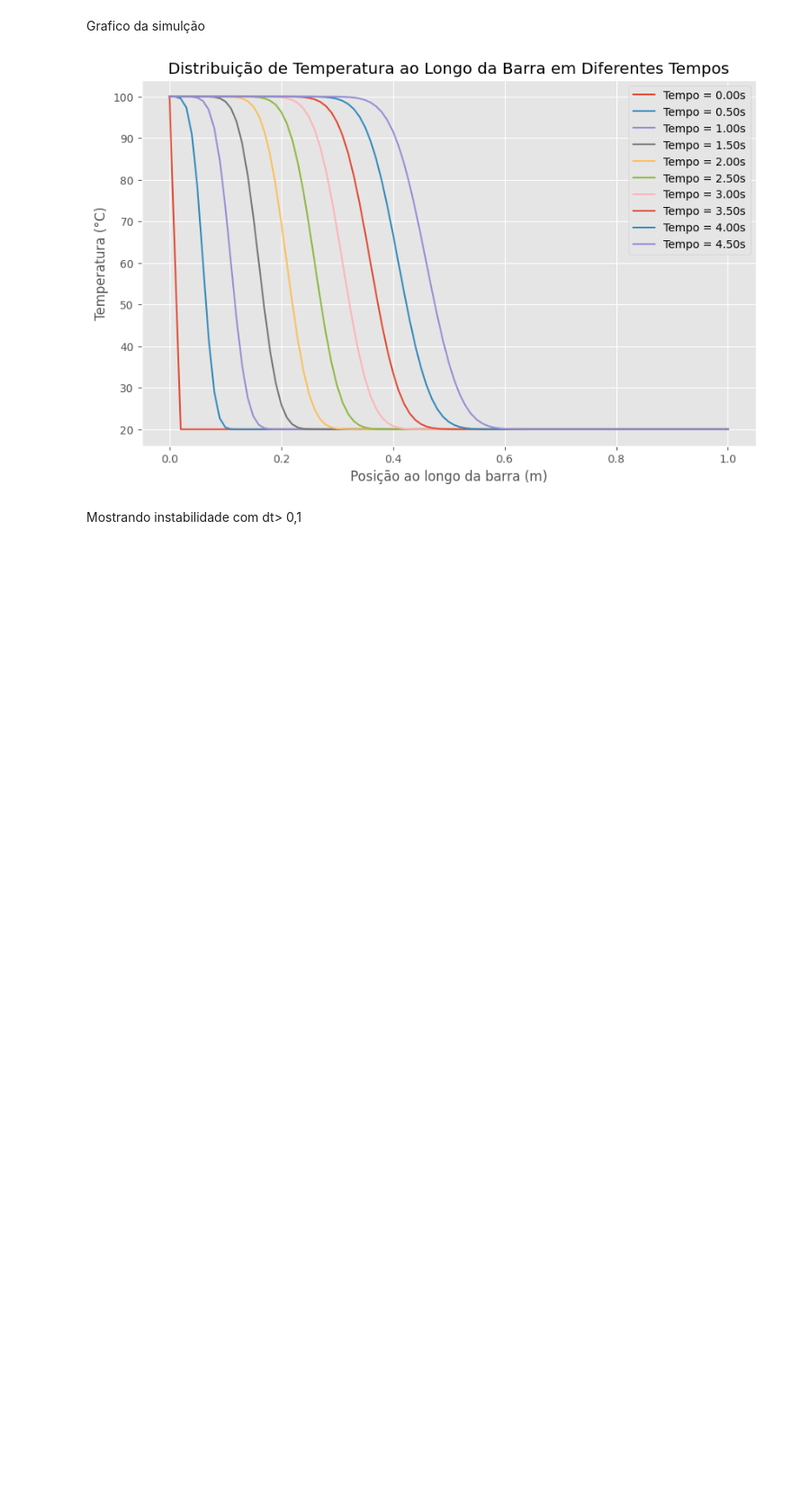
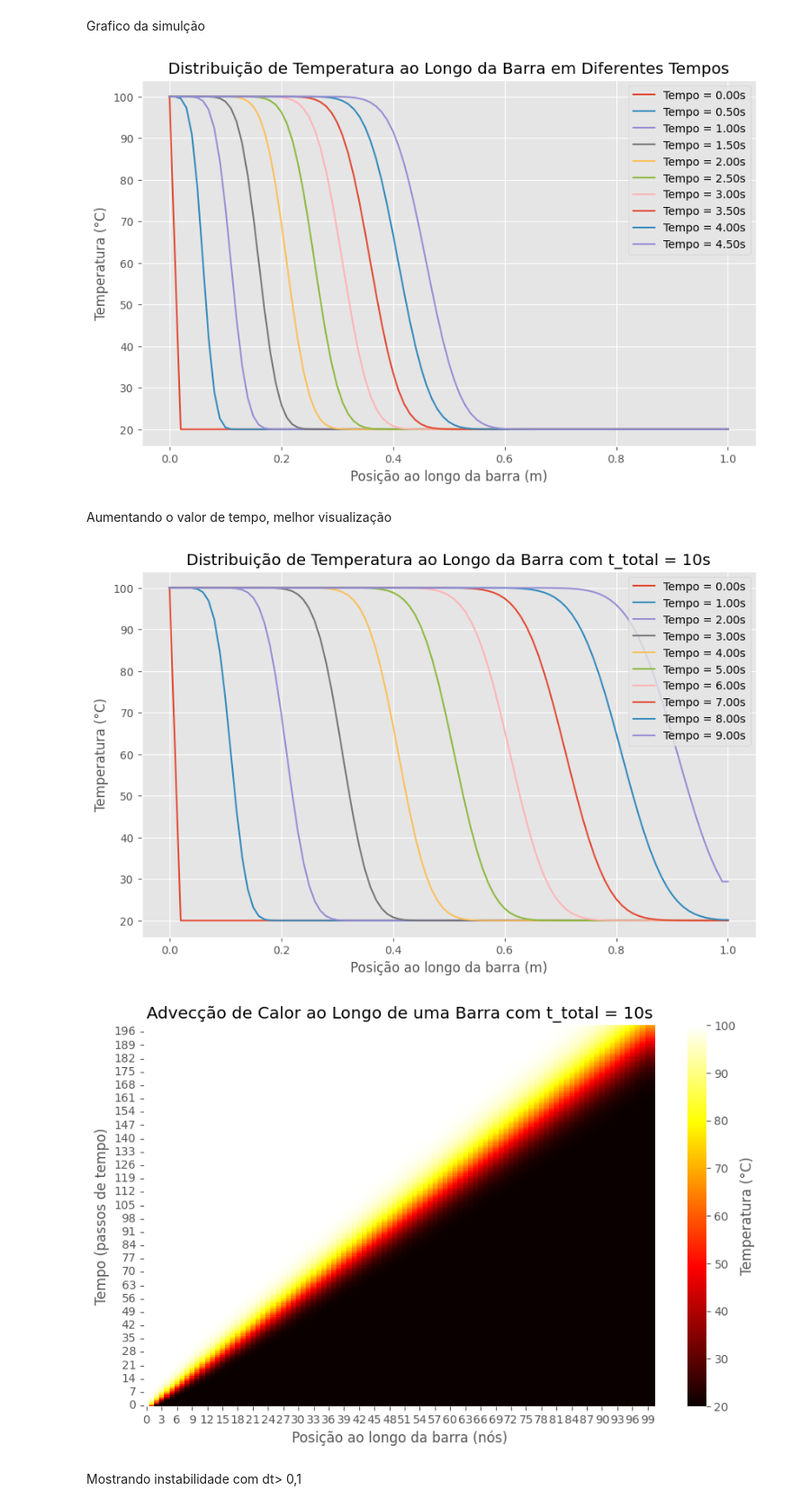
Before and after one commit to italorosq/M-todos-Num-ricos-para-EDO-S-E-EDP-S, a Jupyter notebook: trabalho3.ipynb, the cells around one changed output. Shown at 90% size. Cells and saved outputs as stored; diff of their text form; code cells hidden in the pictures; blank space fills up the shorter version.

```diff
--- a/trabalho3.ipynb
+++ b/trabalho3.ipynb
@@ -105,6 +105,54 @@ plt.grid(True)
 plt.show()
 # %% [output]
 [figure]
+# %% [markdown]
+Aumentando o valor de tempo, melhor visualização
+# %%
+t_total = 10.0
+def adveccao_tt(L, u, n, dt, t_total, T_i, T_cont):
+    dx = L / (n - 1)
+    C = u * dt / dx
+    x = np.linspace(0, L, n)
+    t_atual = np.full((n,), T_i)
+    t_futuro = np.zeros((n,))
+    t_atual[0] = T_cont
+    tempos = int(t_total / dt)
+    historico = []
+    for k in range(tempos):
+        for i in range(1, n):
+            t_futuro[i] = t_atual[i] - C * (t_atual[i] - t_atual[i - 1])
+        t_futuro[0] = T_cont
+        t_futuro[-1] = t_futuro[-2]
+        t_atual = t_futuro.copy()
+        historico.append(t_atual.copy())
+
+    return x, historico
+
+
+x_tt, historico_tt = adveccao_tt(L, u, n, dt, t_total, T_init, T_contorno)
+y_tt = np.array(historico_tt)
+
+
+plt.figure(figsize=(10,6))
+for i in range(0, len(y_tt), max(1, len(y_tt)//10)):
+    plt.plot(np.linspace(0, L, n), y_tt[i], label=f'Tempo = {dt*i:.2f}s')
+plt.xlabel('Posição ao longo da barra (m)')
+plt.ylabel('Temperatura (°C)')
+plt.title('Distribuição de Temperatura ao Longo da Barra com t_total = 10s')
+plt.legend(loc='upper right')
+plt.grid(True)
+plt.show()
+
+plt.figure(figsize=(10,6))
+sns.heatmap(y_tt, cmap='hot', cbar_kws={'label': 'Temperatura (°C)'})
+plt.xlabel('Posição ao longo da barra (nós)')
+plt.ylabel('Tempo (passos de tempo)')
+plt.title('Advecção de Calor ao Longo de uma Barra com t_total = 10s')
+plt.gca().invert_yaxis()
+plt.show()
+# %% [output]
+[figure, added]
+[figure, added]
 # %% [markdown]
 Mostrando instabilidade com dt> 0,1
 # %%
```
Also changed, not shown: parts of 1 cell of this notebook, 1 other file.
